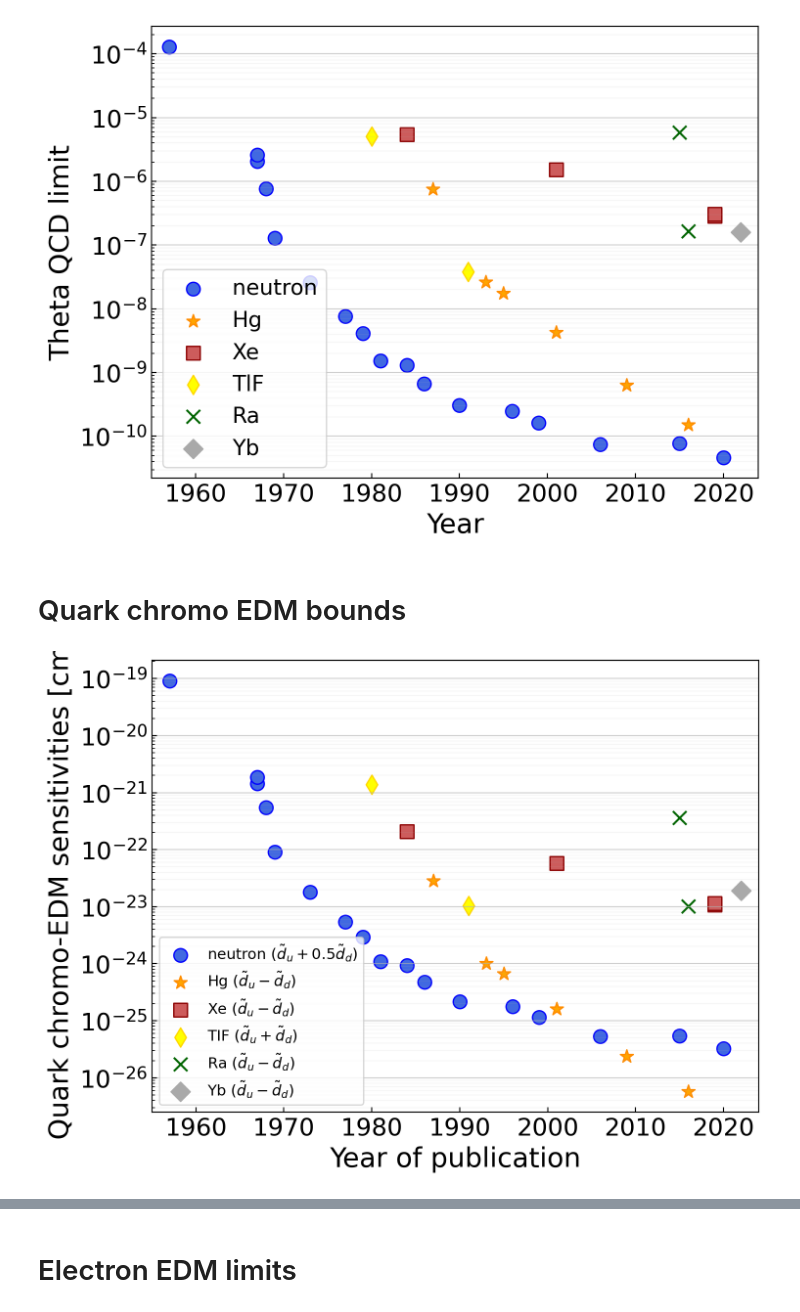
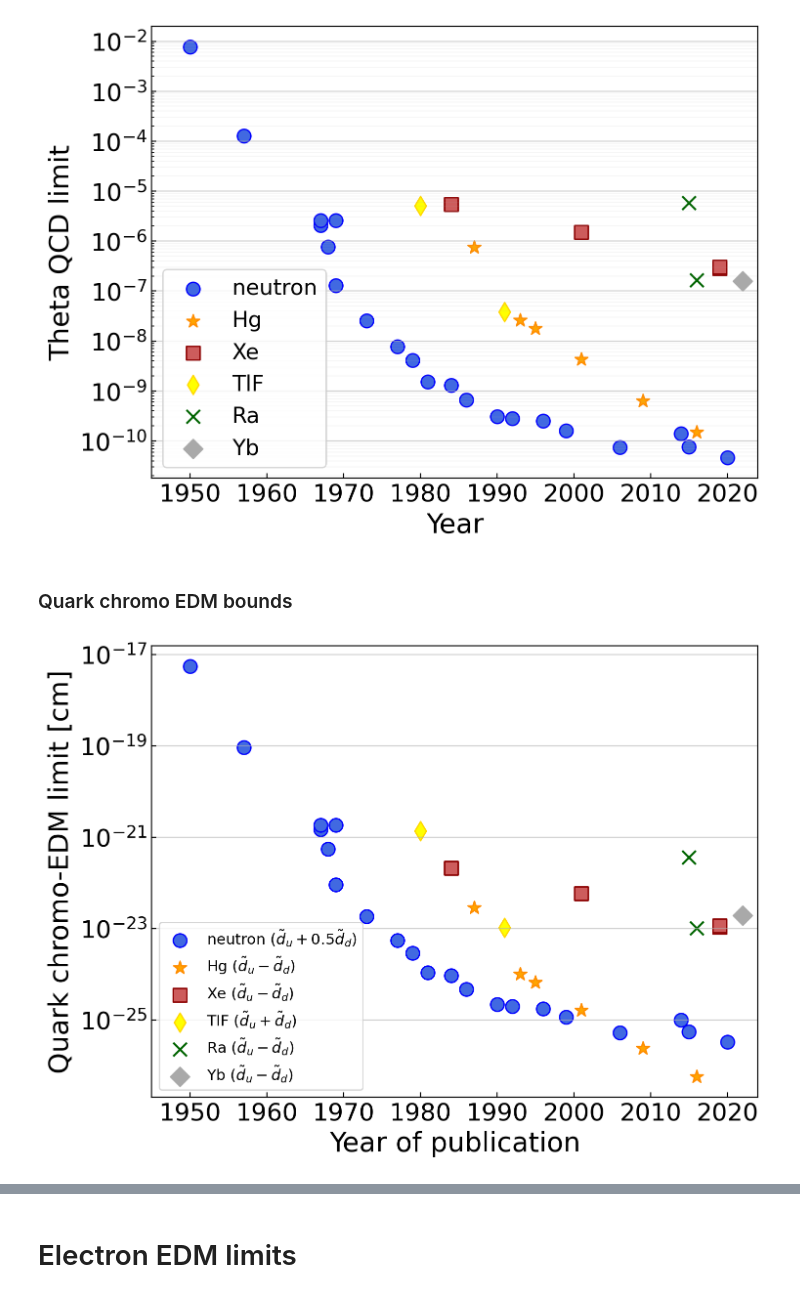
Before and after one commit to Jayich-Lab/EDM-Limits, a Jupyter notebook: EDM Limits.ipynb, the cells around one changed output, grey strips where cells are left out. Cells and saved outputs as stored; diff of their text form; code cells hidden in the pictures.

Commit message:
Move functions to modules, more neutron EDM data points, clean up EDM Limits.ipynb.

```diff
--- a/EDM Limits.ipynb
+++ b/EDM Limits.ipynb
@@ -384,30 +22,10 @@ Data is saved in files in the following format:  column one is the year of publi
 # %%
-def get_EDM_data(system_cls):
-    """Load EDM data from a file.
-
-    Args:
-        system_cls: system EDMLimit class, e.g. NeutronLimit
-
-    Returns:
-        list of EDMLimit class instances
-    """
-    file_path = os.path.join("data", "hadronic",  f"{system_cls.system}.txt")
-    data = _np.genfromtxt(file_path, dtype=['<i8', '<f8', 'S11'])
-    data = _np.atleast_1d(data)  # needed if the data only has one entry
-    EDMs = []
-    for measurement in data:
-        year = measurement[0]
-        edm_limit = measurement[1]
-        ref = measurement[2]
-        EDMs.append(system_cls(year=year, edm_e_cm=edm_limit, ref=ref))
-    return EDMs
-
-neutron_EDMs = get_EDM_data(NeutronLimit)
-tlf_EDMs = get_EDM_data(TlFLimit)
-hg_EDMs = get_EDM_data(HgLimit)
-xe_EDMs = get_EDM_data(XeLimit)
-ra_EDMs = get_EDM_data(RaLimit)
-yb_EDMs = get_EDM_data(YbLimit)
+neutron_EDMs = load_data.hadronic("neutron")
+tlf_EDMs = load_data.hadronic("TlF")
+hg_EDMs = load_data.hadronic("Hg")
+xe_EDMs = load_data.hadronic("Xe")
+ra_EDMs = load_data.hadronic("Ra")
+yb_EDMs = load_data.hadronic("Yb")
 # %%
 class Plottables:
     def __init__(self, EDMs):
@@ -485,8 +103,9 @@ yb_vals.kwargs = yb_kwargs
 
 hadronic_systems = [n_vals, hg_vals, xe_vals, tlf_vals, ra_vals, yb_vals]
 
-year_i = 1955
+year_i = 1945
 year_f = 2024
+year_i_electron = 1955
 year_f_electron = 2025
 
 ma_alpha = 0.6
@@ -552,9 +169,9 @@ plt.legend(loc='lower left', fontsize=16)
 
 save_figures(fig=fig, plot_title="theta-qcd-limits")
 # %% [output]
-[figure, old version]
+[figure, new version]
 # %% [markdown]
-# Quark chromo EDM bounds
+### Quark chromo EDM bounds
 # %%
 fig, ax = plt.subplots(figsize=(8, 6))
 
@@ -567,33 +184,33 @@ hg_q_kwargs['label'] = r"Hg ($\tilde{d}_u-\tilde{d}_d$)"
 xe_q_kwargs = _cp.deepcopy(xe_kwargs)
 xe_q_kwargs['label'] = r"Xe ($\tilde{d}_u-\tilde{d}_d$)"
 
 tlf_q_kwargs = _cp.deepcopy(tlf_kwargs)
 tlf_q_kwargs['label'] = r"TIF ($\tilde{d}_u+\tilde{d}_d$)"
 
 ra_q_kwargs = _cp.deepcopy(ra_kwargs)
 ra_q_kwargs['label'] = r"Ra ($\tilde{d}_u-\tilde{d}_d$)"
 
 yb_q_kwargs = _cp.deepcopy(yb_kwargs)
 yb_q_kwargs['label'] = r"Yb ($\tilde{d}_u-\tilde{d}_d$)"
 
 ax.scatter(n_vals.years, n_vals.cedms, **n_q_kwargs)
 ax.scatter(hg_vals.years, hg_vals.cedms, **hg_q_kwargs)
 ax.scatter(xe_vals.years, xe_vals.cedms, **xe_q_kwargs)
 ax.scatter(tlf_vals.years, tlf_vals.cedms, **tlf_q_kwargs)
 ax.scatter(ra_vals.years, ra_vals.cedms, **ra_q_kwargs)
 ax.scatter(yb_vals.years, yb_vals.cedms, **yb_q_kwargs)
 
 ax.set_yscale("log")
 ax.set_xlim(year_i, year_f)
 ax.tick_params(axis="both", which='both', direction="in", labelsize=18)
 ax.grid(axis='y', which='major', ls='-', alpha=ma_alpha)
 ax.grid(axis='y', which='minor', ls='-', alpha=mi_alpha)
 fontsize = 20
 ax.set_xlabel("Year of publication", fontsize=fontsize)
-ax.set_ylabel(r"Quark chromo-EDM sensitivities [cm]", fontsize=fontsize)
+ax.set_ylabel(r"Quark chromo-EDM limit [cm]", fontsize=fontsize)
 plt.legend(loc='lower left', fontsize=11)
 
 save_figures(fig=fig, plot_title="quark-chromo-edm-limits")
 # %% [output]
-[figure, old version]
+[figure, new version]
 # %% [markdown]
```
Also changed, not shown: parts of 20 cells of this notebook, 4 other files.
